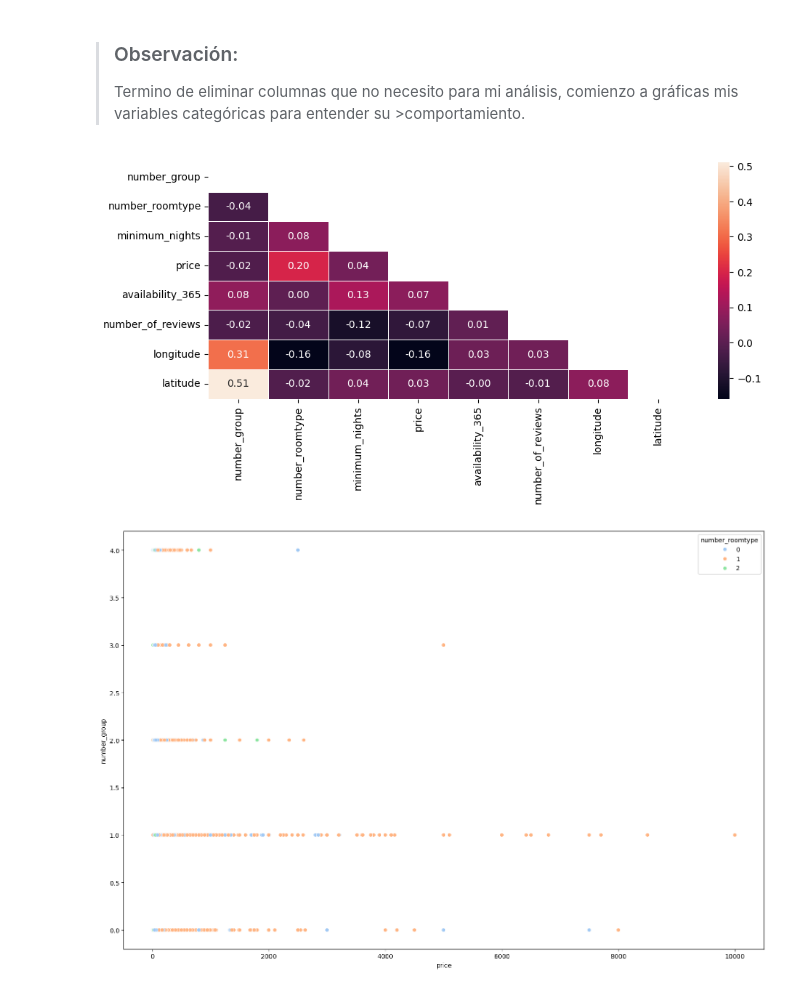
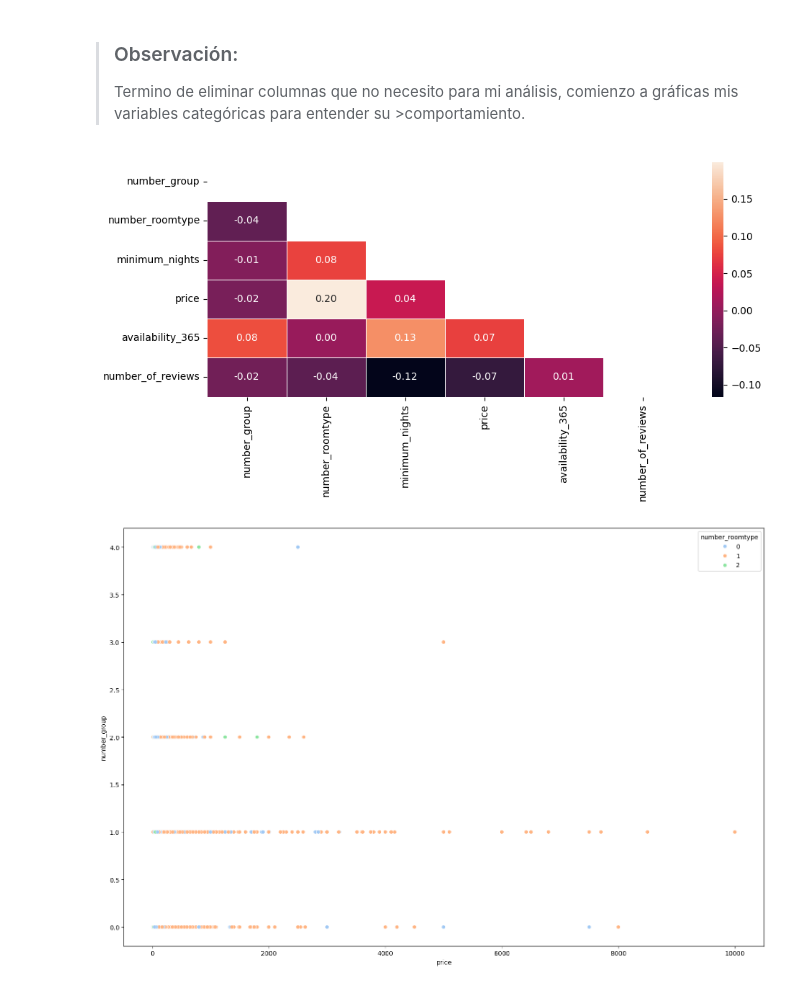
Before and after one commit to Antonio27M/ML-web-app-using-Streamlit, a Jupyter notebook: src/00-eda-airbnb-ny.ipynb, the cells around one changed output. Cells and saved outputs as stored; diff of their text form; code cells hidden in the pictures.

```diff
--- a/src/00-eda-airbnb-ny.ipynb
+++ b/src/00-eda-airbnb-ny.ipynb
@@ -37,6 +38,6 @@ memory usage: 6.0+ MB
 >
 >Uso .info() para observar todos los datos del df.
 # %%
-df = data_airbi_ny.drop(columns=['id', 'host_id','calculated_host_listings_count'])
+df = data_airbi_ny.drop(columns=['id', 'host_id','calculated_host_listings_count','latitude','longitude'])
 df.head()
 # %% [output]
@@ -174,7 +173,7 @@ with open('../data/processed/numbergroup-transformation-rules.json', 'w') as fil
 >
 >También realice cambios en mis datos 'string' a numéricos para luego trabajarlos en mi modelo, realice un 'dicc' de sus nombres, >guardándolos en un archivo de texto (json) para recordar su numeración con su respectivo nombre.
 # %%
-df_region = df.drop(columns=['name','host_name','neighbourhood_group','neighbourhood','room_type','last_review'])
+df_region = df
 df_region.info()
 # %% [output]
 <class 'pandas.core.frame.DataFrame'>
@@ -212,3 +213,2 @@ df_region
 # %%
-df_region['reviews_per_month'] = df_region['reviews_per_month'].fillna(0)
-df_region[df_region['reviews_per_month'] == 0]
+df_region.fillna({'reviews_per_month': 0},inplace=True)
@@ -254,15 +258,15 @@ plt.show()
 >
 >Termino de eliminar columnas que no necesito para mi análisis, comienzo a gráficas mis variables categóricas para entender su >comportamiento.
 # %%
-corr = df_region[['number_group','number_roomtype','minimum_nights','price','availability_365','number_of_reviews','longitude','latitude']].corr()
+corr = df_region[['number_group','number_roomtype','minimum_nights','price','availability_365','number_of_reviews']].corr()
 mask = np.triu(np.ones_like(corr, dtype=bool))
 
 fig, axis = plt.subplots(figsize=(10, 5))
 sns.heatmap(corr, mask=mask, annot=True, linewidths=0.5, fmt=".2f")
 plt.tight_layout()
 plt.show()
 # %% [output]
-[figure, old version]
+[figure, new version]
 # %%
 plt.figure(figsize=(15,10))
 sns.scatterplot(data=df_region, x='price', y='number_group', hue='number_roomtype', palette='pastel')
```
Also changed, not shown: parts of 23 cells of this notebook, 4 other files.
